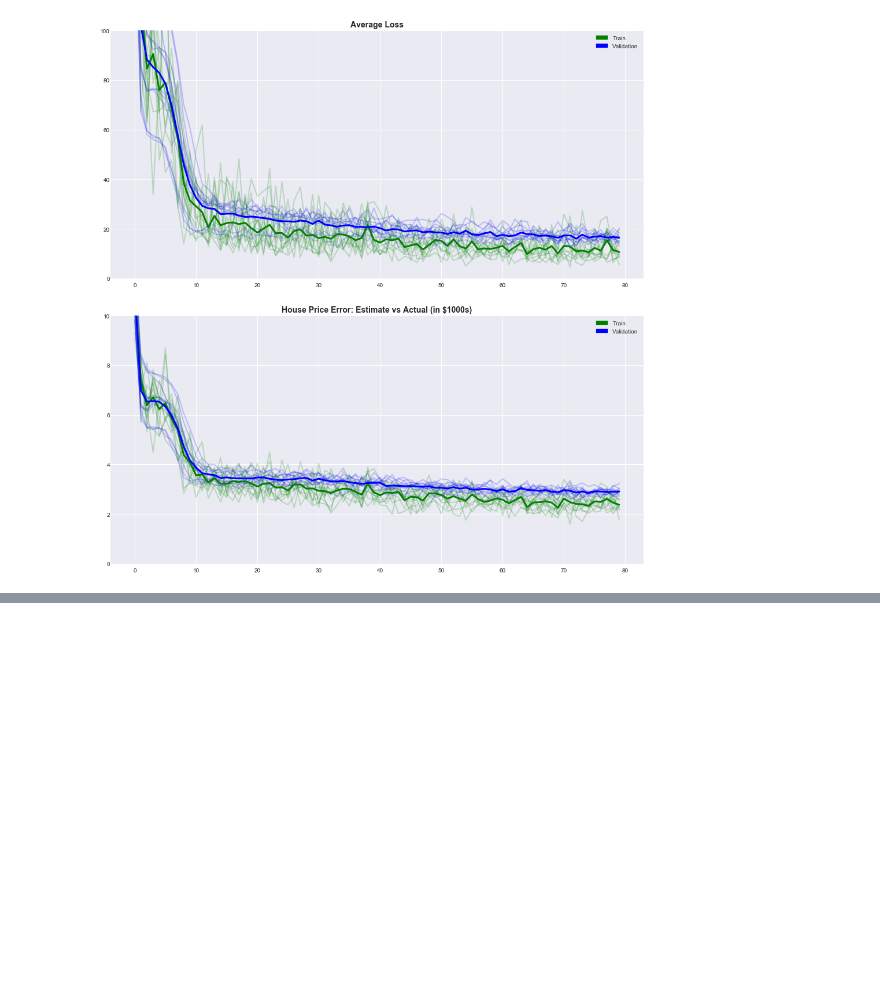
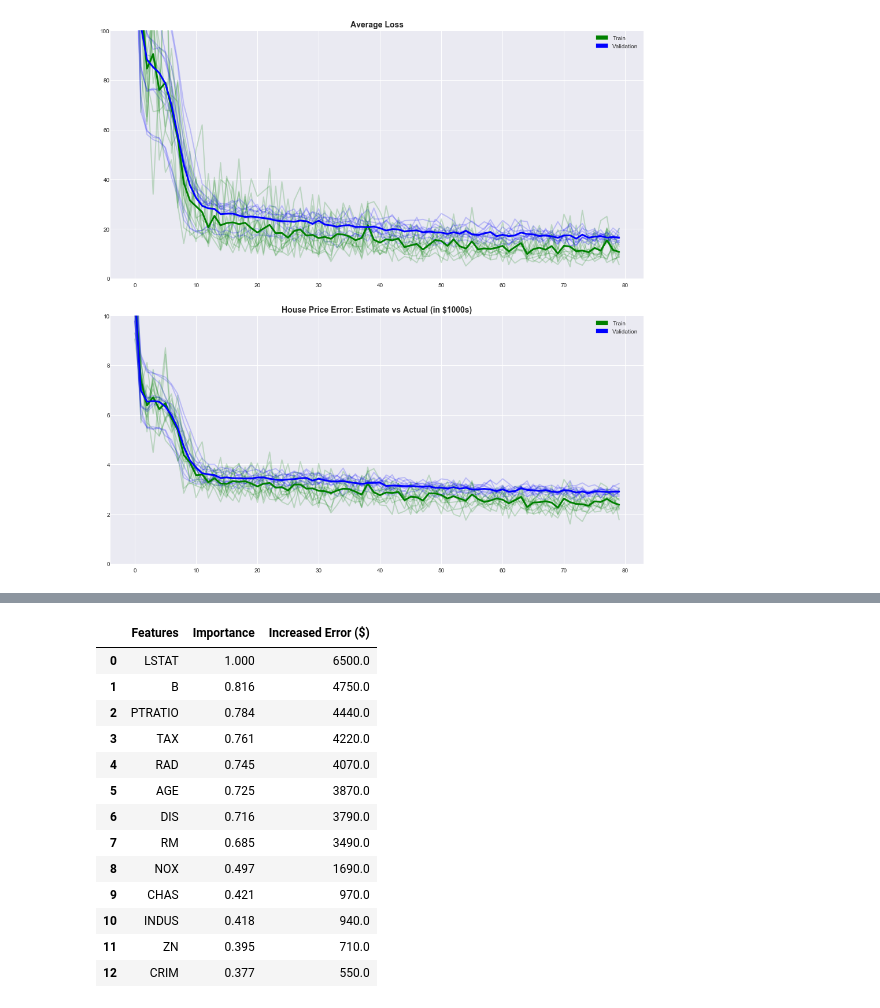
Before and after one commit to JoshZastrow/Boston-Housing-Price, a Jupyter notebook: ML Algorithms and Boston Housing Prices.ipynb, the cells around one changed output, grey strips where cells are left out. Saved outputs shown, nothing was run; the diff lists cells and outputs as text; code cells hidden in the pictures; blank space fills up the shorter version.

```diff
--- a/ML Algorithms and Boston Housing Prices.ipynb
+++ b/ML Algorithms and Boston Housing Prices.ipynb
@@ -513,7 +497,7 @@ while i < shuff_count:
         curr_evaluation = model.evaluate(scale.transform(x_test), y_test)  #, verbose=0)
         best_evaluation = best_model.evaluate(scale.transform(x_test), y_test)  #, verbose=0)
 
-        if curr_evaluation[1] < best_evaluation[1]:
+        if curr_evaluation['mean_squared_error'] < best_evaluation['mean_squared_error']:
             best_model = model
 
         b += 1
@@ -561,0 +541,50 @@ With a fully trained model ready to make predictions, next steps are to use it.
+# %%
+import pandas as pd
+def rankFeatures(x, y, model, column_names, metric='mean_squared_error'):
+    """
+    Determines which feature contributes most to a prediction
+    by shuffling each feature before running an evaluation, then
+    seeing which features cause the greatest impact to the models
+    prediction capabilities. The act of shuffling has the effect
+    of rendering the values of one feature useless.
+    """
+    num_features = x.shape[1]
+    errors = []
+
+    base_err = model.evaluate(x, y[:, None])[metric]
+
+    for i in range(num_features):
+        hold = x[:, i]
+        np.random.shuffle(x[:, i])
+
+        shuffled_acc = model.evaluate(x, y[:, None])[metric]
+        errors.append(shuffled_acc)
+
+        x[:,i] = hold
+
+    max_error = np.max(errors)
+    feat_rank = [err / max_error for err in errors]
+
+    errors = [round(err - base_err,2)*1000 for err in errors]
+    data = pd.DataFrame({'Features':column_names, 'Increased Error ($)':errors, 'Importance':feat_rank})
+    data.sort_values(by=['Importance'], ascending=[0], inplace=True)
+    data.reset_index(inplace=True, drop=True)
+
+    return data
+# %%
+rankFeatures(scale.transform(x_test), y_test, best_model, x_headers, metric='mean_absolute_error')
+# %% [output]
+|  | Features | Importance | Increased Error ($) |
+| 0 | LSTAT | 1.000 | 6500.0 |
+| 1 | B | 0.816 | 4750.0 |
+| 2 | PTRATIO | 0.784 | 4440.0 |
+| 3 | TAX | 0.761 | 4220.0 |
+| 4 | RAD | 0.745 | 4070.0 |
+| 5 | AGE | 0.725 | 3870.0 |
+| 6 | DIS | 0.716 | 3790.0 |
+| 7 | RM | 0.685 | 3490.0 |
+| 8 | NOX | 0.497 | 1690.0 |
+| 9 | CHAS | 0.421 | 970.0 |
+| 10 | INDUS | 0.418 | 940.0 |
+| 11 | ZN | 0.395 | 710.0 |
+| 12 | CRIM | 0.377 | 550.0 |
```
Also changed, not shown: parts of 8 cells of this notebook.
